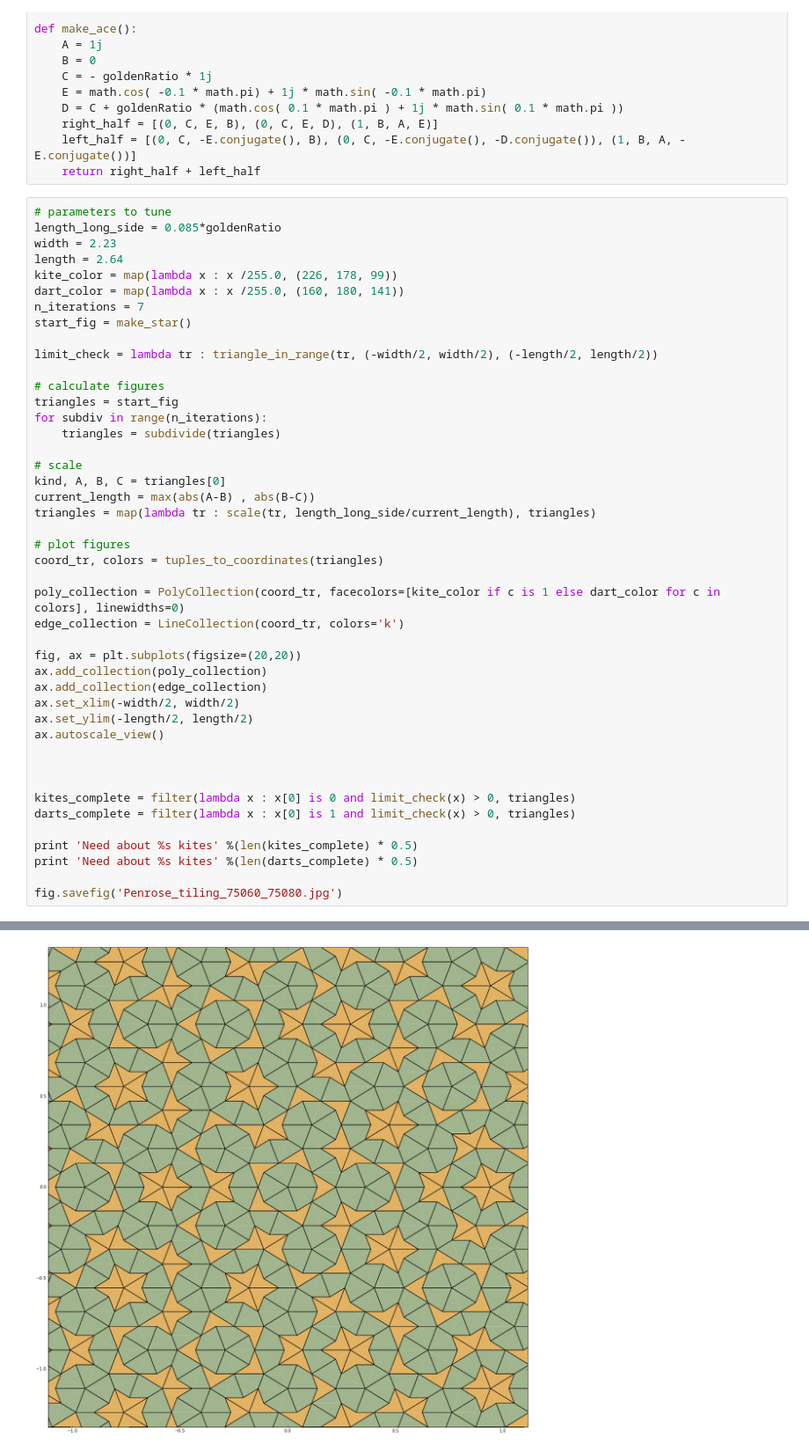
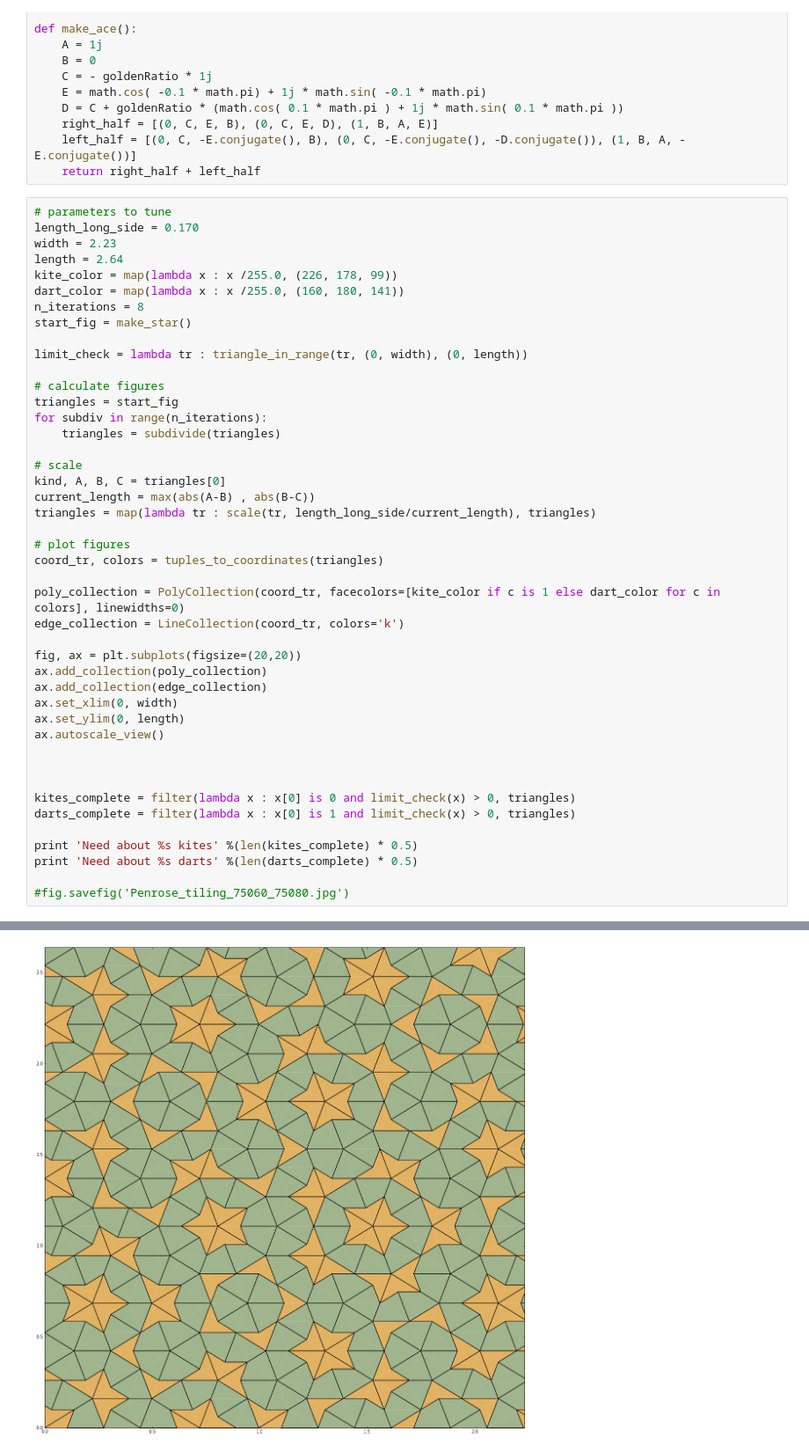
Before and after one commit to MichielStock/Just_for_fun, a Jupyter notebook: Penrose_tiling.ipynb, the cells around one changed output, grey strips where cells are left out. Shown at 88% size. Saved outputs shown, nothing was run; the diff lists cells and outputs as text.

```diff
--- a/Penrose_tiling.ipynb
+++ b/Penrose_tiling.ipynb
@@ -117,15 +116,15 @@ def make_ace():
     return right_half + left_half
 # %%
 # parameters to tune
-length_long_side = 0.085*goldenRatio
+length_long_side = 0.170
 width = 2.23
 length = 2.64
 kite_color = map(lambda x : x /255.0, (226, 178, 99))
 dart_color = map(lambda x : x /255.0, (160, 180, 141))
-n_iterations = 7
+n_iterations = 8
 start_fig = make_star()
 
-limit_check = lambda tr : triangle_in_range(tr, (-width/2, width/2), (-length/2, length/2))
+limit_check = lambda tr : triangle_in_range(tr, (0, width), (0, length))
 
 # calculate figures
 triangles = start_fig
@@ -146,8 +145,8 @@ edge_collection = LineCollection(coord_tr, colors='k')
 fig, ax = plt.subplots(figsize=(20,20))
 ax.add_collection(poly_collection)
 ax.add_collection(edge_collection)
-ax.set_xlim(-width/2, width/2)
-ax.set_ylim(-length/2, length/2)
+ax.set_xlim(0, width)
+ax.set_ylim(0, length)
 ax.autoscale_view()
 
 
@@ -156,7 +155,7 @@ kites_complete = filter(lambda x : x[0] is 0 and limit_check(x) > 0, triangles)
 darts_complete = filter(lambda x : x[0] is 1 and limit_check(x) > 0, triangles)
 
 print 'Need about %s kites' %(len(kites_complete) * 0.5)
-print 'Need about %s kites' %(len(darts_complete) * 0.5)
+print 'Need about %s darts' %(len(darts_complete) * 0.5)
 
-fig.savefig('Penrose_tiling_75060_75080.jpg')
+#fig.savefig('Penrose_tiling_75060_75080.jpg')
 # %% [output]
@@ -165 +164 @@ Need about 256.0 kites
-[figure, old version]
+[figure, new version]
```
Also changed, not shown: parts of 2 cells of this notebook.
